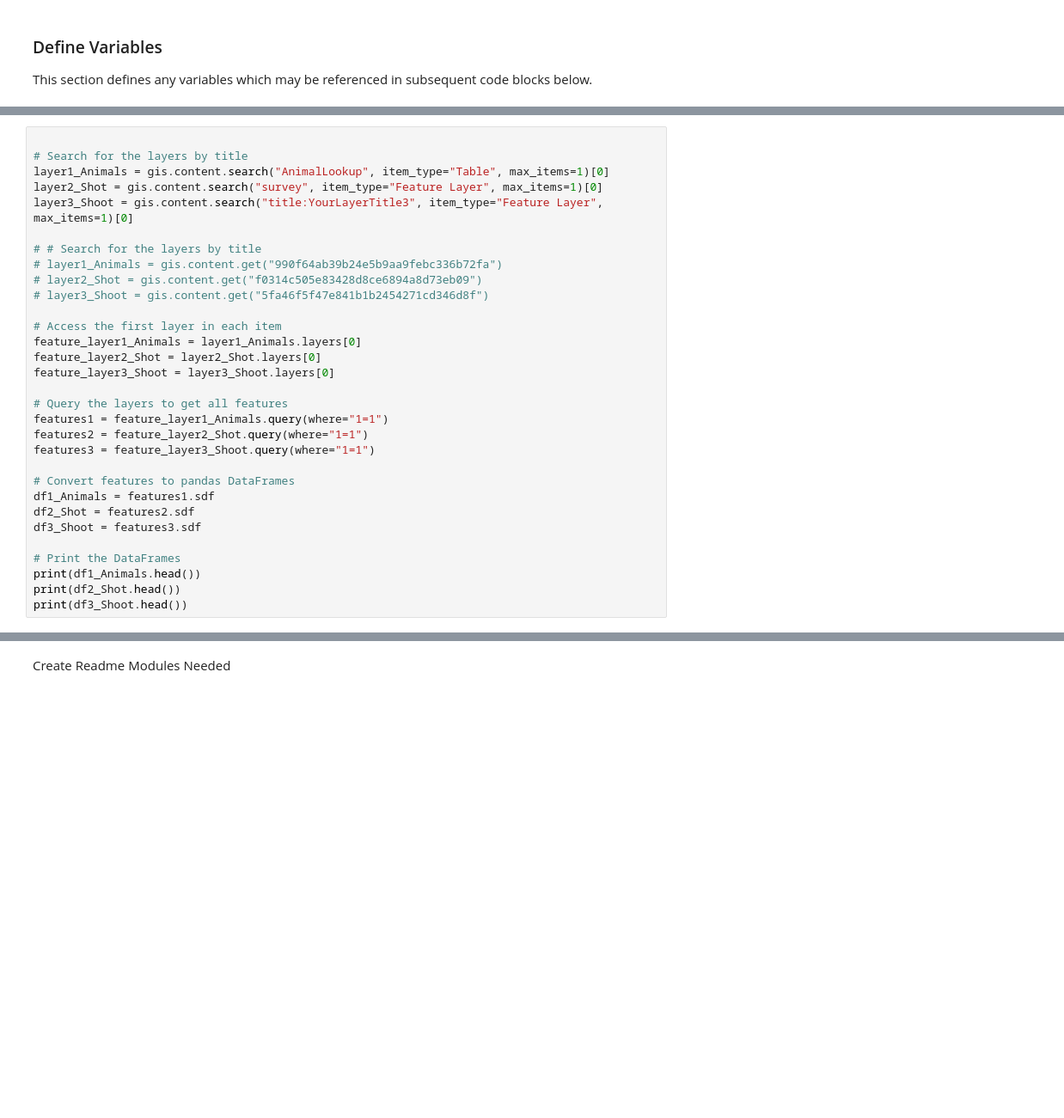
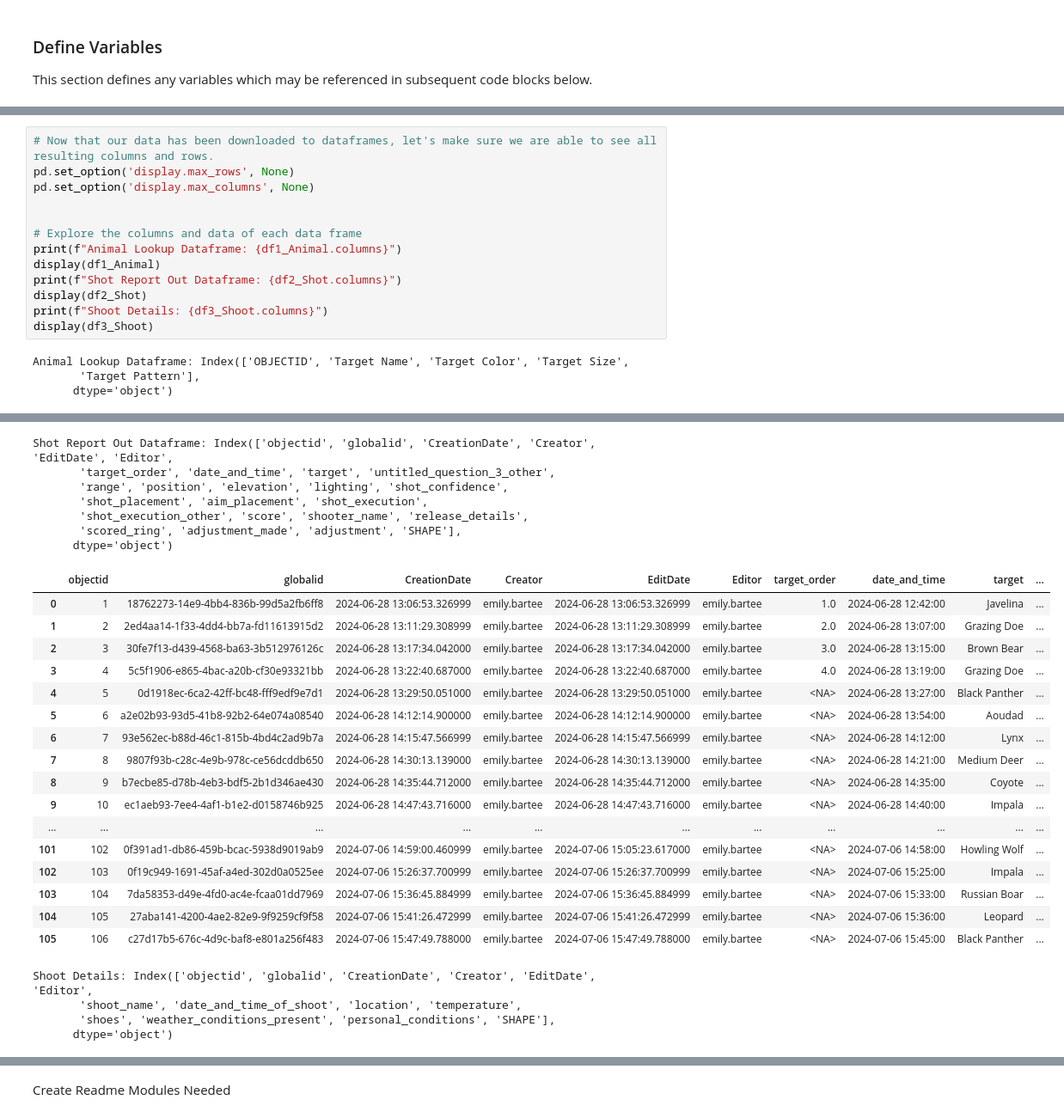
Before and after one commit to ecbartee/CapstoneArchery, a Jupyter notebook: Python/ArcheryCapstone.ipynb, the cells around one changed output, grey strips where cells are left out. Shown at 86% size. Saved outputs shown, nothing was run; the diff lists cells and outputs as text; blank space fills up the shorter version.

Commit message:
Completed data cleaning

```diff
--- a/Python/ArcheryCapstone.ipynb
+++ b/Python/ArcheryCapstone.ipynb
@@ -119,31 +75,17 @@ AttributeError: 'Item' object has no attribute 'query'
-# %%
-
-# Search for the layers by title
-layer1_Animals = gis.content.search("AnimalLookup", item_type="Table", max_items=1)[0]
-layer2_Shot = gis.content.search("survey", item_type="Feature Layer", max_items=1)[0]
-layer3_Shoot = gis.content.search("title:YourLayerTitle3", item_type="Feature Layer", max_items=1)[0]
-
-# # Search for the layers by title
-# layer1_Animals = gis.content.get("990f64ab39b24e5b9aa9febc336b72fa")
-# layer2_Shot = gis.content.get("f0314c505e83428d8ce6894a8d73eb09")
-# layer3_Shoot = gis.content.get("5fa46f5f47e841b1b2454271cd346d8f")
-
-# Access the first layer in each item
-feature_layer1_Animals = layer1_Animals.layers[0]
-feature_layer2_Shot = layer2_Shot.layers[0]
-feature_layer3_Shoot = layer3_Shoot.layers[0]
-
-# Query the layers to get all features
-features1 = feature_layer1_Animals.query(where="1=1")
-features2 = feature_layer2_Shot.query(where="1=1")
-features3 = feature_layer3_Shoot.query(where="1=1")
-
-# Convert features to pandas DataFrames
-df1_Animals = features1.sdf
-df2_Shot = features2.sdf
-df3_Shoot = features3.sdf
-
-# Print the DataFrames
-print(df1_Animals.head())
-print(df2_Shot.head())
-print(df3_Shoot.head())
+# %%
+# Now that our data has been downloaded to dataframes, let's make sure we are able to see all resulting columns and rows.
+pd.set_option('display.max_rows', None)
+pd.set_option('display.max_columns', None)
+
+
+# Explore the columns and data of each data frame
+print(f"Animal Lookup Dataframe: {df1_Animal.columns}")
+display(df1_Animal)
+print(f"Shot Report Out Dataframe: {df2_Shot.columns}")
+display(df2_Shot)
+print(f"Shoot Details: {df3_Shoot.columns}")
+display(df3_Shoot)
+# %% [output]
+Animal Lookup Dataframe: Index(['OBJECTID', 'Target Name', 'Target Color', 'Target Size',
+       'Target Pattern'],
+      dtype='object')
@@ -149,0 +109,28 @@ print(df3_Shoot.head())
+Shot Report Out Dataframe: Index(['objectid', 'globalid', 'CreationDate', 'Creator', 'EditDate', 'Editor',
+       'target_order', 'date_and_time', 'target', 'untitled_question_3_other',
+       'range', 'position', 'elevation', 'lighting', 'shot_confidence',
+       'shot_placement', 'aim_placement', 'shot_execution',
+       'shot_execution_other', 'score', 'shooter_name', 'release_details',
+       'scored_ring', 'adjustment_made', 'adjustment', 'SHAPE'],
+      dtype='object')
+|  | objectid | globalid | CreationDate | Creator | EditDate | Editor | target_order | date_and_time | target | ... |
+| 0 | 1 | 18762273-14e9-4bb4-836b-99d5a2fb6ff8 | 2024-06-28 13:06:53.326999 | emily.bartee | 2024-06-28 13:06:53.326999 | emily.bartee | 1.0 | 2024-06-28 12:42:00 | Javelina | ... |
+| 1 | 2 | 2ed4aa14-1f33-4dd4-bb7a-fd11613915d2 | 2024-06-28 13:11:29.308999 | emily.bartee | 2024-06-28 13:11:29.308999 | emily.bartee | 2.0 | 2024-06-28 13:07:00 | Grazing Doe | ... |
+| 2 | 3 | 30fe7f13-d439-4568-ba63-3b512976126c | 2024-06-28 13:17:34.042000 | emily.bartee | 2024-06-28 13:17:34.042000 | emily.bartee | 3.0 | 2024-06-28 13:15:00 | Brown Bear | ... |
+| 3 | 4 | 5c5f1906-e865-4bac-a20b-cf30e93321bb | 2024-06-28 13:22:40.687000 | emily.bartee | 2024-06-28 13:22:40.687000 | emily.bartee | 4.0 | 2024-06-28 13:19:00 | Grazing Doe | ... |
+| 4 | 5 | 0d1918ec-6ca2-42ff-bc48-fff9edf9e7d1 | 2024-06-28 13:29:50.051000 | emily.bartee | 2024-06-28 13:29:50.051000 | emily.bartee | <NA> | 2024-06-28 13:27:00 | Black Panther | ... |
+| 5 | 6 | a2e02b93-93d5-41b8-92b2-64e074a08540 | 2024-06-28 14:12:14.900000 | emily.bartee | 2024-06-28 14:12:14.900000 | emily.bartee | <NA> | 2024-06-28 13:54:00 | Aoudad | ... |
+| 6 | 7 | 93e562ec-b88d-46c1-815b-4bd4c2ad9b7a | 2024-06-28 14:15:47.566999 | emily.bartee | 2024-06-28 14:15:47.566999 | emily.bartee | <NA> | 2024-06-28 14:12:00 | Lynx | ... |
+| 7 | 8 | 9807f93b-c28c-4e9b-978c-ce56dcddb650 | 2024-06-28 14:30:13.139000 | emily.bartee | 2024-06-28 14:30:13.139000 | emily.bartee | <NA> | 2024-06-28 14:21:00 | Medium Deer | ... |
+| 8 | 9 | b7ecbe85-d78b-4eb3-bdf5-2b1d346ae430 | 2024-06-28 14:35:44.712000 | emily.bartee | 2024-06-28 14:35:44.712000 | emily.bartee | <NA> | 2024-06-28 14:35:00 | Coyote | ... |
+| 9 | 10 | ec1aeb93-7ee4-4af1-b1e2-d0158746b925 | 2024-06-28 14:47:43.716000 | emily.bartee | 2024-06-28 14:47:43.716000 | emily.bartee | <NA> | 2024-06-28 14:40:00 | Impala | ... |
+| ... | ... | ... | ... | ... | ... | ... | ... | ... | ... | ... |
+| 101 | 102 | 0f391ad1-db86-459b-bcac-5938d9019ab9 | 2024-07-06 14:59:00.460999 | emily.bartee | 2024-07-06 15:05:23.617000 | emily.bartee | <NA> | 2024-07-06 14:58:00 | Howling Wolf | ... |
+| 102 | 103 | 0f19c949-1691-45af-a4ed-302d0a0525ee | 2024-07-06 15:26:37.700999 | emily.bartee | 2024-07-06 15:26:37.700999 | emily.bartee | <NA> | 2024-07-06 15:25:00 | Impala | ... |
+| 103 | 104 | 7da58353-d49e-4fd0-ac4e-fcaa01dd7969 | 2024-07-06 15:36:45.884999 | emily.bartee | 2024-07-06 15:36:45.884999 | emily.bartee | <NA> | 2024-07-06 15:33:00 | Russian Boar | ... |
+| 104 | 105 | 27aba141-4200-4ae2-82e9-9f9259cf9f58 | 2024-07-06 15:41:26.472999 | emily.bartee | 2024-07-06 15:41:26.472999 | emily.bartee | <NA> | 2024-07-06 15:36:00 | Leopard | ... |
+| 105 | 106 | c27d17b5-676c-4d9c-baf8-e801a256f483 | 2024-07-06 15:47:49.788000 | emily.bartee | 2024-07-06 15:47:49.788000 | emily.bartee | <NA> | 2024-07-06 15:45:00 | Black Panther | ... |
+Shoot Details: Index(['objectid', 'globalid', 'CreationDate', 'Creator', 'EditDate', 'Editor',
+       'shoot_name', 'date_and_time_of_shoot', 'location', 'temperature',
+       'shoes', 'weather_conditions_present', 'personal_conditions', 'SHAPE'],
+      dtype='object')
```
Also changed, not shown: parts of 15 cells of this notebook.
